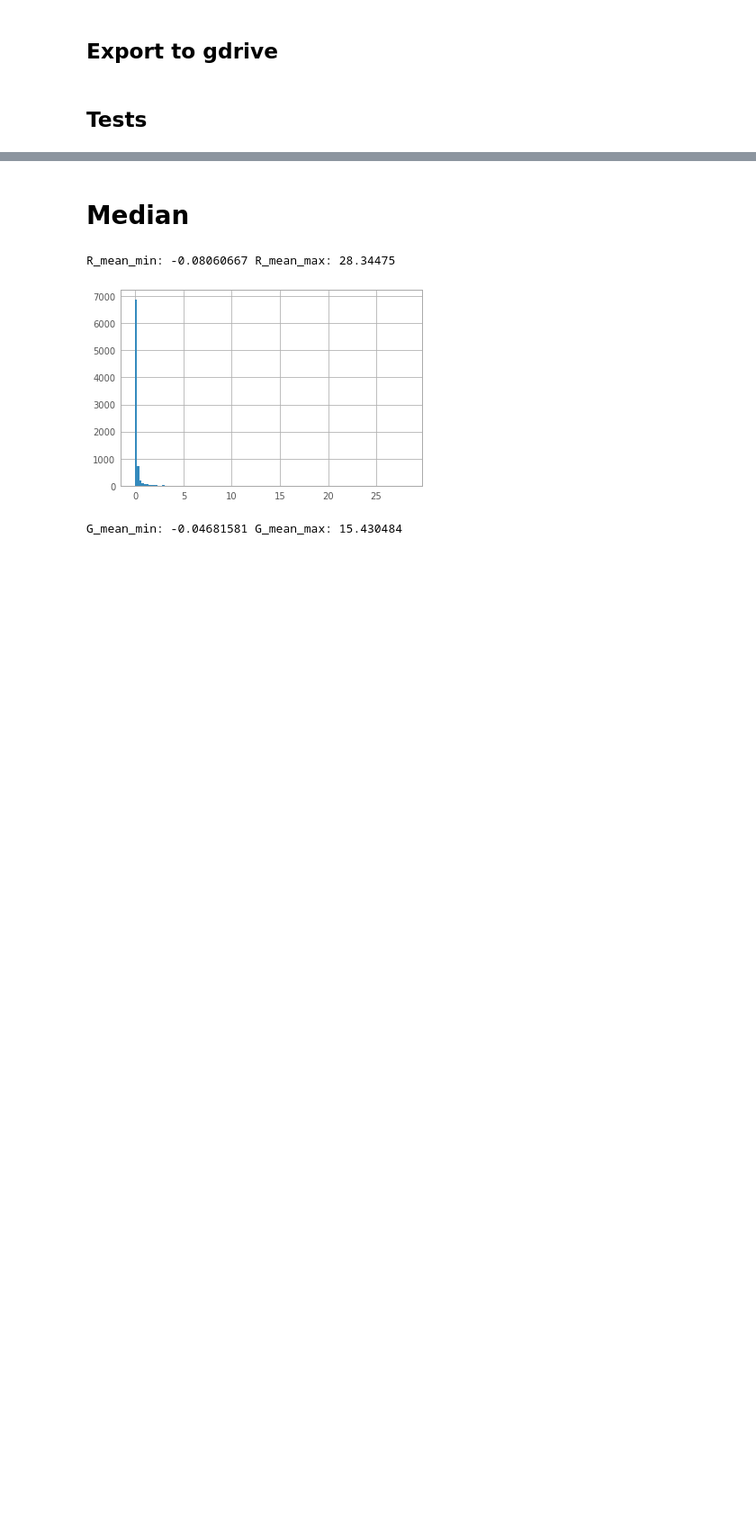
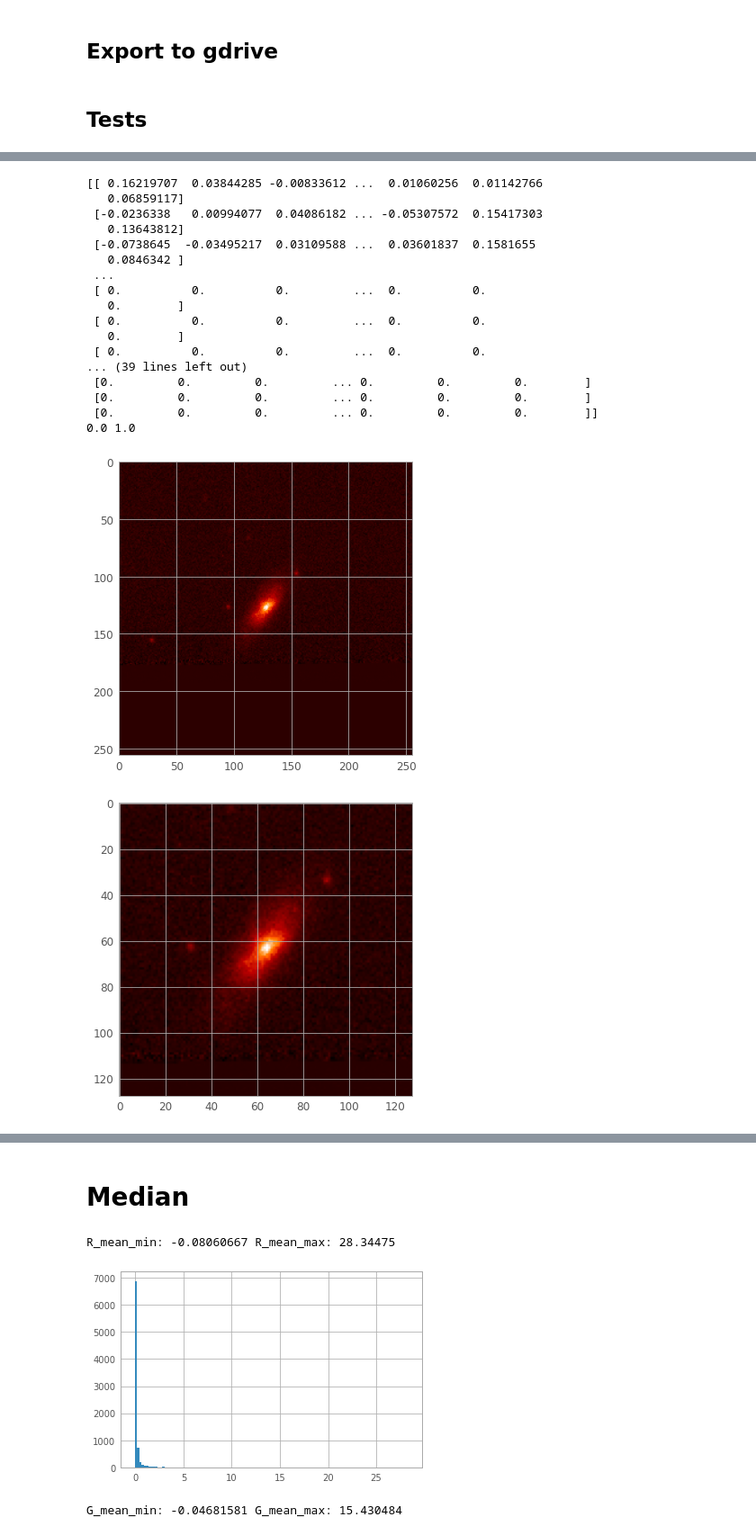
Before and after one commit to nmcardoso/galmorpho, a Jupyter notebook: splus_stamps_preprocess.ipynb, the cells around one changed output, grey strips where cells are left out. Shown at 90% size. Drawn from its saved outputs; the diff is of its cells as text; code cells hidden in the pictures; blank space fills up the shorter version.

```diff
--- a/splus_stamps_preprocess.ipynb
+++ b/splus_stamps_preprocess.ipynb
@@ -27,3 +30,7 @@ DATAFRAME_PATH = '/content/drive/My Drive/splus_data/tables/group_2_zoo2.csv'
+# %%
+RAW_STAMPS_PATH = '/home/natan/splus_data/stamps'
+DATAFRAME_PATH = '/home/natan/splus_data/tables/main_table.csv'
+# DATAFRAME_PATH = '/home/natan/splus_data/tables/SPLUS_SQGTool_DR1_mag-17_p_gal_sw_0.7-1.0_group_2_zoo2.csv'
 # %% [markdown]
 ## Preprocess Class
 # %%
@@ -168,6 +175,6 @@ def create_dataframe():
   df.to_csv('/content/dataset.csv', index=False)
   return df
 # %%
-df = create_sub_dataframe()
-p = Preprocess('/content/data', ['F378', 'F395', 'F410', 'F430', 'F515', 'F660', 'F861', 'G', 'I', 'R', 'U', 'Z'], df, (128, 128))
-p.exec_pipeline([p.cutout((128, 128), 128), p.remove_sky, p.rescale], '/content', remove=False)
+df = pd.read_csv(DATAFRAME_PATH)
+p = Preprocess(RAW_STAMPS_PATH, ['F378', 'F395', 'F410', 'F430', 'F515', 'F660', 'F861', 'G', 'I', 'R', 'U', 'Z'], df, (64, 64))
+p.exec_pipeline([p.cutout((128, 128), 128), p.zoom(.5), p.remove_sky, p.rescale], '/home/natan/splus_data/stacked_stamps')
@@ -244,0 +188,48 @@ print(p(m))
+# %%
+p = Preprocess(RAW_STAMPS_PATH, ['F378', 'F395', 'F410', 'F430', 'F515', 'F660', 'F861', 'G', 'I', 'R', 'U', 'Z'], df, (128, 128))
+im = fits.getdata(f'{RAW_STAMPS_PATH}/R/SPLUS.STRIPE82-0035.11578.griz_R.fits')
+plt.figure()
+plt.imshow(im)
+print(im)
+
+_im = p.cutout((128, 128), 128)(im)
+plt.figure()
+plt.imshow(_im)
+print(_im)
+
+_im = p.zoom(.5)(_im)
+plt.figure()
+plt.imshow(_im)
+print(_im)
+print(np.amin(_im), np.amax(_im))
+
+_im = p.remove_sky(_im)
+plt.figure()
+plt.imshow(_im)
+print(_im)
+
+_im = p.rescale(_im)
+plt.figure()
+plt.imshow(_im)
+print(_im)
+print(np.amin(_im), np.amax(_im))
+# %% [output]
+[[ 0.16219707  0.03844285 -0.00833612 ...  0.01060256  0.01142766
+   0.06859117]
+ [-0.0236338   0.00994077  0.04086182 ... -0.05307572  0.15417303
+   0.13643812]
+ [-0.0738645  -0.03495217  0.03109588 ...  0.03601837  0.1581655
+   0.0846342 ]
+ ...
+ [ 0.          0.          0.         ...  0.          0.
+   0.        ]
+ [ 0.          0.          0.         ...  0.          0.
+   0.        ]
+ [ 0.          0.          0.         ...  0.          0.
+... (39 lines left out)
+ [0.         0.         0.         ... 0.         0.         0.        ]
+ [0.         0.         0.         ... 0.         0.         0.        ]
+ [0.         0.         0.         ... 0.         0.         0.        ]]
+0.0 1.0
+[figure, added]
+[figure, added]
```
Also changed, not shown: parts of 13 cells of this notebook.
